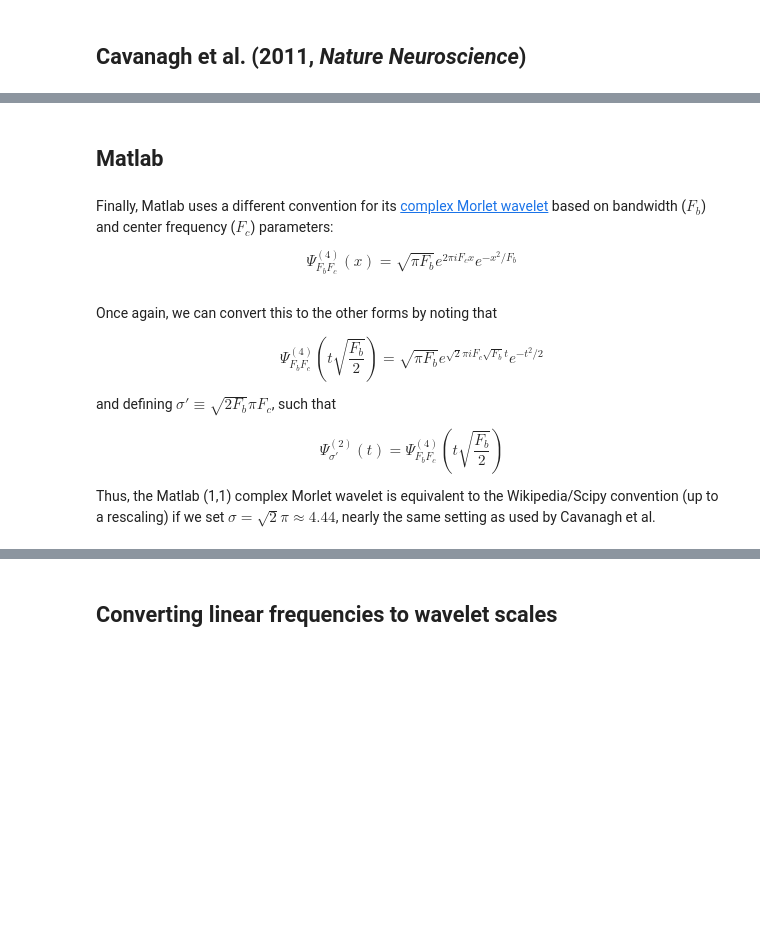
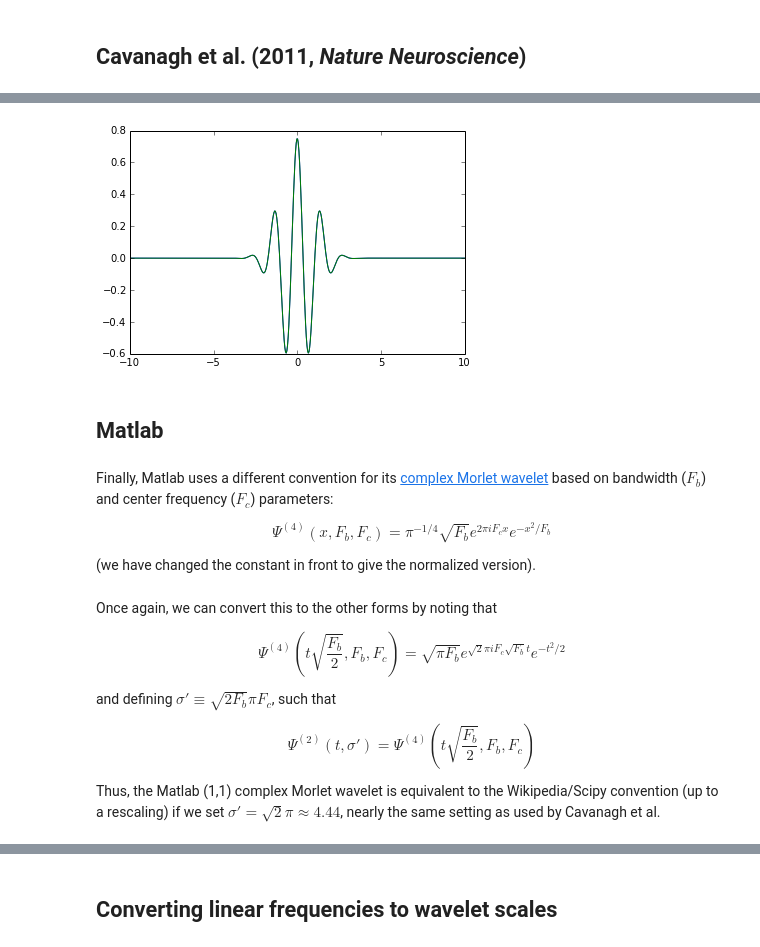
Before and after one commit to jmxpearson/physutils, a Jupyter notebook: examples/notes_on_wavelet_normalization.ipynb, the cells around one changed output, grey strips where cells are left out. Cells and saved outputs as stored; diff of their text form; code cells hidden in the pictures; blank space fills up the shorter version.

```diff
--- a/examples/notes_on_wavelet_normalization.ipynb
+++ b/examples/notes_on_wavelet_normalization.ipynb
@@ -52,23 +69,35 @@ where we note that the right hand side above is actually independent of $\sigma$
+# %%
+def psi3(t, sig, k=4.5):
+    return np.pi**-0.25 * (np.exp(1j*k*t / sig) -
+                           np.exp(-0.5*(k**2))) * np.exp(-0.5*(t**2)/sig**2)
+# %%
+tt = np.linspace(-10, 10, 500)
+plt.plot(tt, np.real(psi2(tt, 4.5)));
+plt.plot(tt, np.real(psi3(tt, 1, 4.5)));
+# %% [output]
+[figure, added]
 # %% [markdown]
 ## Matlab
 # %% [markdown]
 Finally, Matlab uses a different convention for its [complex Morlet wavelet](http://www.mathworks.com/help/wavelet/ref/cmorwavf.html) based on bandwidth ($F_b$) and center frequency ($F_c$) parameters:
 
 $$
-\Psi^{(4)}_{F_b F_c}(x) = \sqrt{\pi F_b} e^{2\pi i F_c x} e^{-x^2/F_b}
+\Psi^{(4)}(x, F_b, F_c) = \pi^{-1/4}\sqrt{F_b} e^{2\pi i F_c x} e^{-x^2/F_b}
 $$
+
+(we have changed the constant in front to give the normalized version).
 # %% [markdown]
 Once again, we can convert this to the other forms by noting that
 
 $$
-\Psi^{(4)}_{F_b F_c}(t\sqrt{\frac{F_b}{2}}) =
+\Psi^{(4)}(t\sqrt{\frac{F_b}{2}}, F_b, F_c) =
 \sqrt{\pi F_b} e^{\sqrt{2}\pi i F_c\sqrt{F_b} t} e^{-t^2/2}
 $$
 
 and defining $\sigma' \equiv \sqrt{2F_b}\pi F_c$, such that
 
 $$
-\Psi^{(2)}_{\sigma'}(t) = \Psi^{(4)}_{F_b F_c}(t\sqrt{\frac{F_b}{2}})
+\Psi^{(2)}(t, \sigma') = \Psi^{(4)}(t\sqrt{\frac{F_b}{2}}, F_b, F_c)
 $$
 
-Thus, the Matlab (1,1) complex Morlet wavelet is equivalent to the Wikipedia/Scipy convention (up to a rescaling) if we set $\sigma = \sqrt{2} \pi \approx 4.44$, nearly the same setting as used by Cavanagh et al.
+Thus, the Matlab (1,1) complex Morlet wavelet is equivalent to the Wikipedia/Scipy convention (up to a rescaling) if we set $\sigma' = \sqrt{2} \pi \approx 4.44$, nearly the same setting as used by Cavanagh et al.
```
Also changed, not shown: parts of 14 cells of this notebook.
